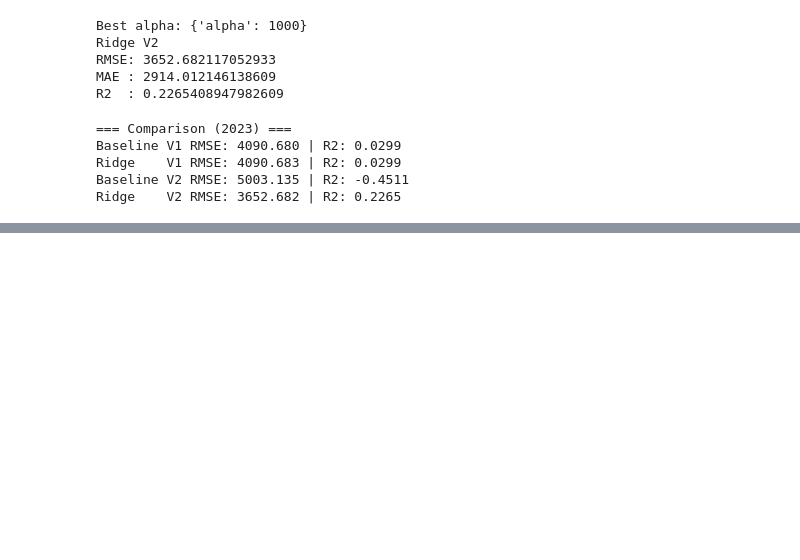
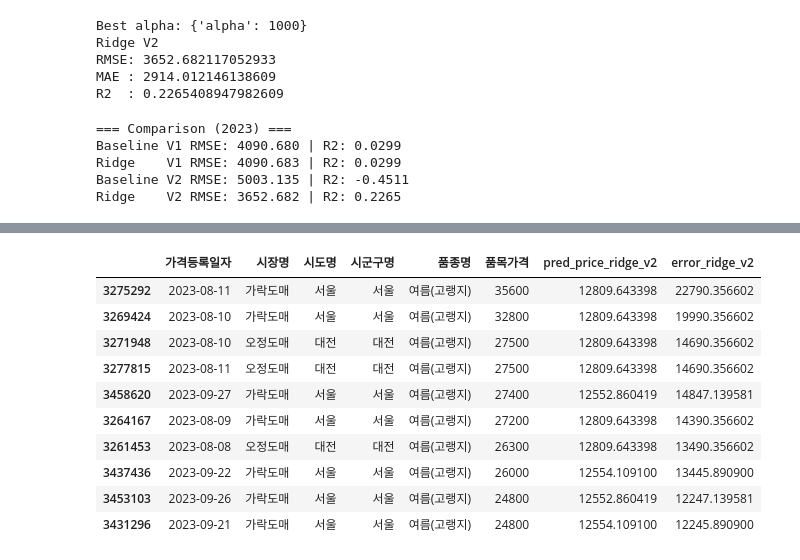
Before and after one commit to AngryOhamma/price-regression, a Jupyter notebook: notebooks/01_data_loading.ipynb, the cells around one changed output, grey strips where cells are left out. Saved outputs shown, nothing was run; the diff lists cells and outputs as text; code cells hidden in the pictures; blank space fills up the shorter version.

```diff
--- a/notebooks/01_data_loading.ipynb
+++ b/notebooks/01_data_loading.ipynb
@@ -632,0 +654,6 @@ df_test["error_ridge_v2"] = df_test[TARGET] - df_test["pred_price_ridge_v2"]
+# %%
+df_test["month"] = df_test["가격등록일자"].dt.month
+df_test["abs_error_ridge_v2"] = (df_test["error_ridge_v2"]).abs()
+
+month_err = df_test.groupby("month")["abs_error_ridge_v2"].mean().sort_values(ascending=False)
+print(month_err)
@@ -632,0 +675,16 @@ df_test["error_ridge_v2"] = df_test[TARGET] - df_test["pred_price_ridge_v2"]
+# %%
+df_test.sort_values(TARGET, ascending=False).head(10)[
+    ["가격등록일자","시장명","시도명","시군구명","품종명",TARGET,"pred_price_ridge_v2","error_ridge_v2"]
+]
+# %% [output]
+|  | 가격등록일자 | 시장명 | 시도명 | 시군구명 | 품종명 | 품목가격 | pred_price_ridge_v2 | error_ridge_v2 |
+| 3275292 | 2023-08-11 | 가락도매 | 서울 | 서울 | 여름(고랭지) | 35600 | 12809.643398 | 22790.356602 |
+| 3269424 | 2023-08-10 | 가락도매 | 서울 | 서울 | 여름(고랭지) | 32800 | 12809.643398 | 19990.356602 |
+| 3271948 | 2023-08-10 | 오정도매 | 대전 | 대전 | 여름(고랭지) | 27500 | 12809.643398 | 14690.356602 |
+| 3277815 | 2023-08-11 | 오정도매 | 대전 | 대전 | 여름(고랭지) | 27500 | 12809.643398 | 14690.356602 |
+| 3458620 | 2023-09-27 | 가락도매 | 서울 | 서울 | 여름(고랭지) | 27400 | 12552.860419 | 14847.139581 |
+| 3264167 | 2023-08-09 | 가락도매 | 서울 | 서울 | 여름(고랭지) | 27200 | 12809.643398 | 14390.356602 |
+| 3261453 | 2023-08-08 | 오정도매 | 대전 | 대전 | 여름(고랭지) | 26300 | 12809.643398 | 13490.356602 |
+| 3437436 | 2023-09-22 | 가락도매 | 서울 | 서울 | 여름(고랭지) | 26000 | 12554.109100 | 13445.890900 |
+| 3453103 | 2023-09-26 | 가락도매 | 서울 | 서울 | 여름(고랭지) | 24800 | 12552.860419 | 12247.139581 |
+| 3431296 | 2023-09-21 | 가락도매 | 서울 | 서울 | 여름(고랭지) | 24800 | 12554.109100 | 12245.890900 |
```
Also changed, not shown: parts of 2 cells of this notebook.
